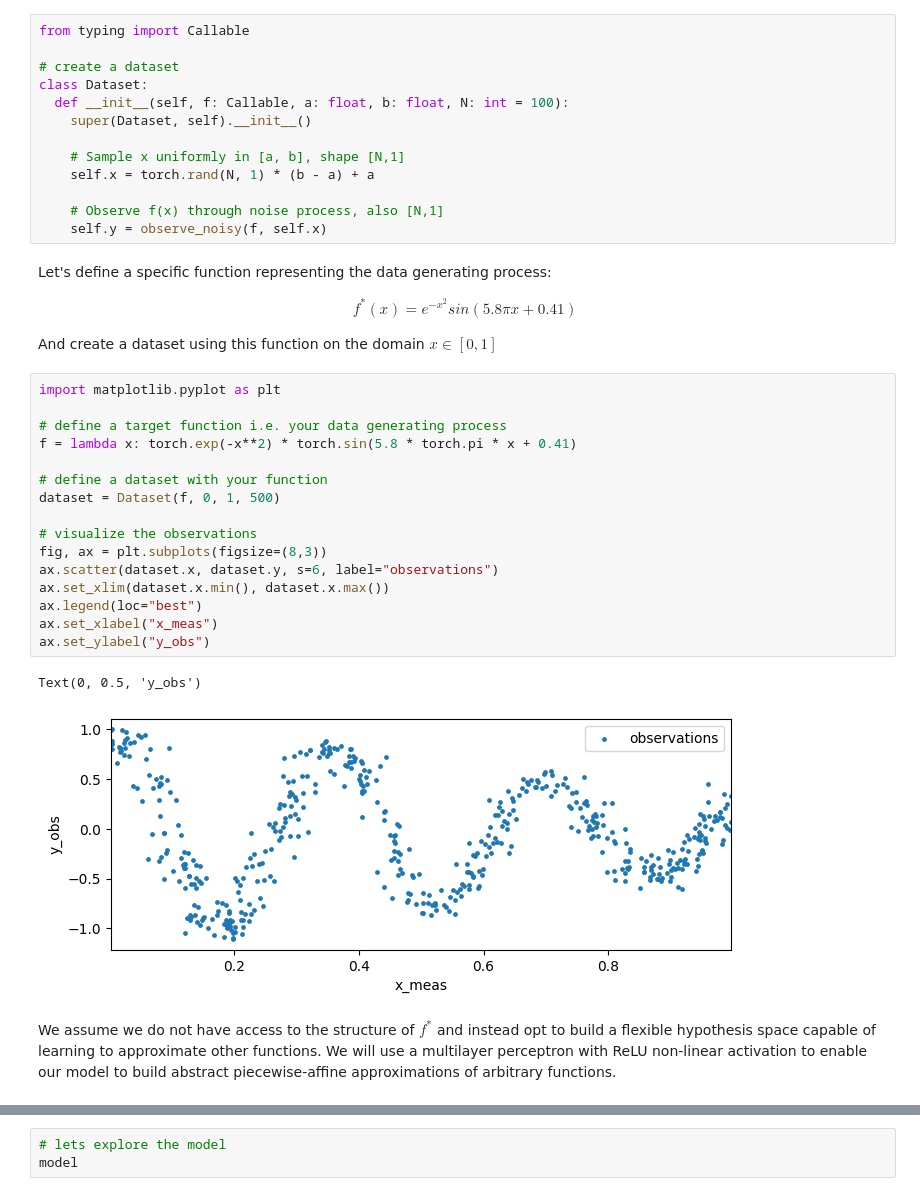
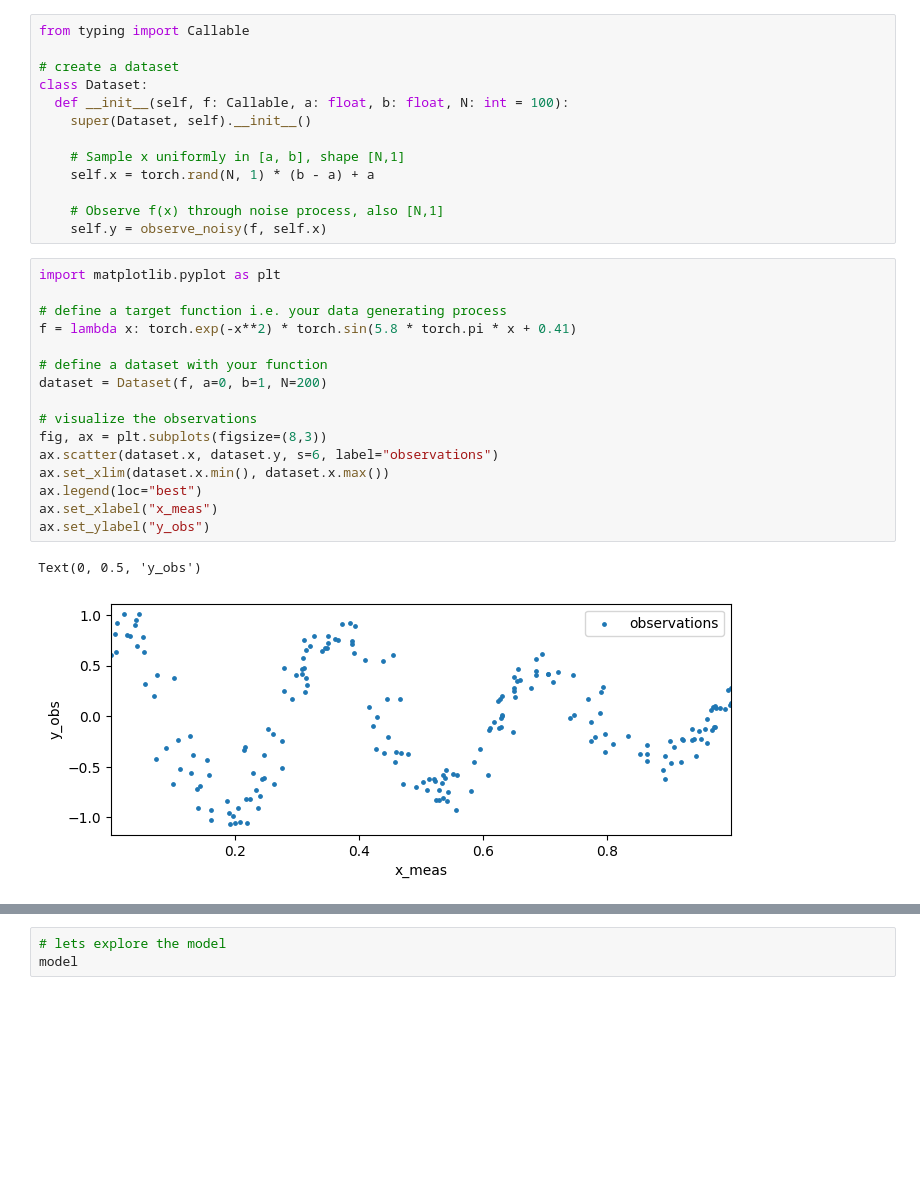
Before and after one commit to nextgenerationgraduatesprogram/nextgen25-mlai-workshop03, a Jupyter notebook: notebooks/main.ipynb, the cells around one changed output, grey strips where cells are left out. Drawn from its saved outputs; the diff is of its cells as text; blank space fills up the shorter version.

```diff
--- a/notebooks/main.ipynb
+++ b/notebooks/main.ipynb
@@ -44,35 +55,25 @@ class Dataset:
 
     # Observe f(x) through noise process, also [N,1]
     self.y = observe_noisy(f, self.x)
-# %% [markdown]
-Let's define a specific function representing the data generating process:
-
-\begin{align*}
-  f^{*}(x) = e^{-x^{2}} sin(5.8\pi x + 0.41) \tag{1.1}
-\end{align*}
-
-And create a dataset using this function on the domain $x \in \left[0, 1\right]$
 # %%
 import matplotlib.pyplot as plt
 
 # define a target function i.e. your data generating process
 f = lambda x: torch.exp(-x**2) * torch.sin(5.8 * torch.pi * x + 0.41)
 
 # define a dataset with your function
-dataset = Dataset(f, 0, 1, 500)
+dataset = Dataset(f, a=0, b=1, N=200)
 
 # visualize the observations
 fig, ax = plt.subplots(figsize=(8,3))
 ax.scatter(dataset.x, dataset.y, s=6, label="observations")
 ax.set_xlim(dataset.x.min(), dataset.x.max())
 ax.legend(loc="best")
 ax.set_xlabel("x_meas")
 ax.set_ylabel("y_obs")
 # %% [output]
 Text(0, 0.5, 'y_obs')
-[figure, old version]
+[figure, new version]
-# %% [markdown]
-We assume we do not have access to the structure of $f^{*}$ and instead opt to build a flexible hypothesis space capable of learning to approximate other functions. We will use a multilayer perceptron with ReLU non-linear activation to enable our model to build abstract piecewise-affine approximations of arbitrary functions.
 # %%
 import torch.nn as nn
 
```
Also changed, not shown: parts of 163 cells of this notebook.
